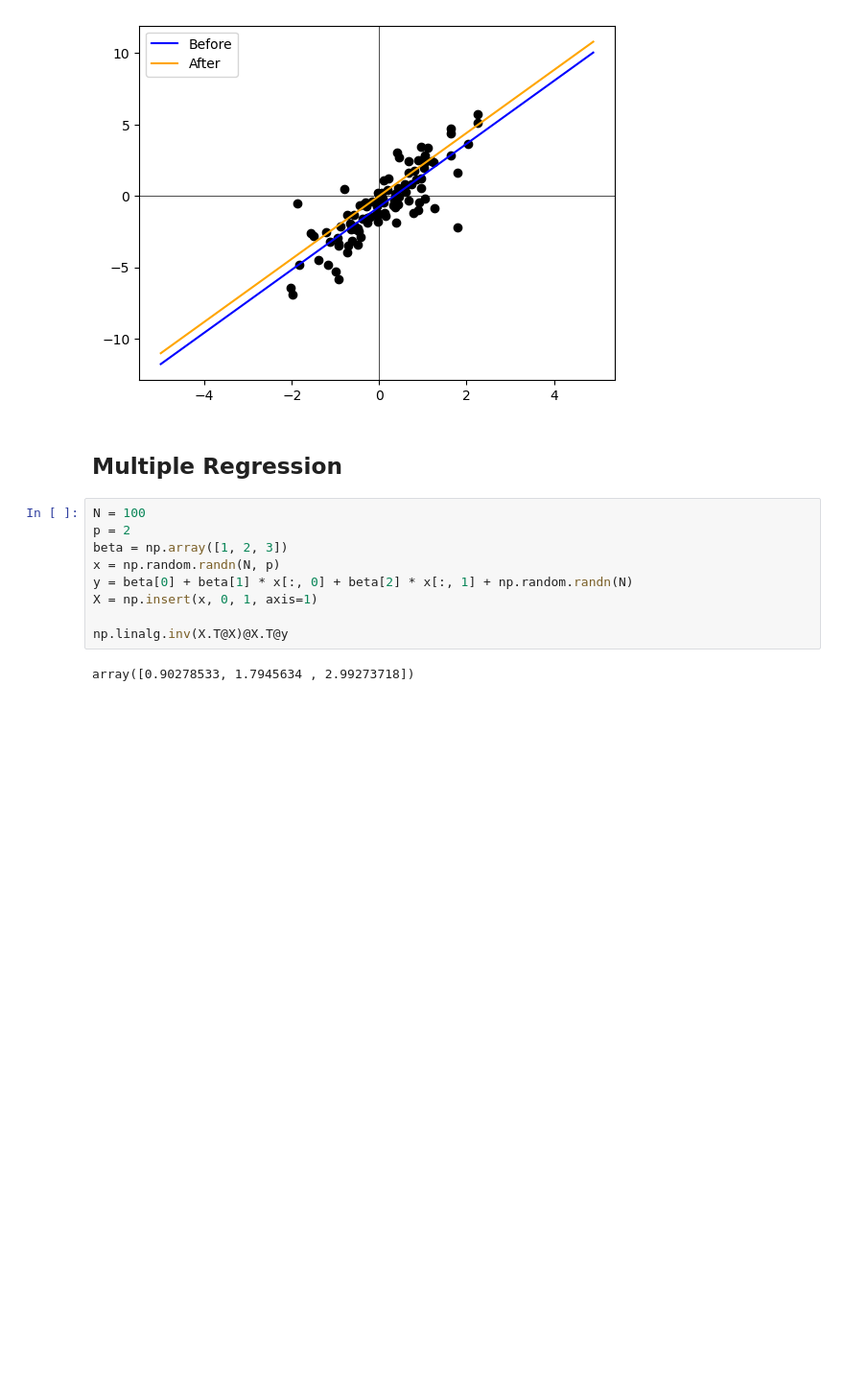
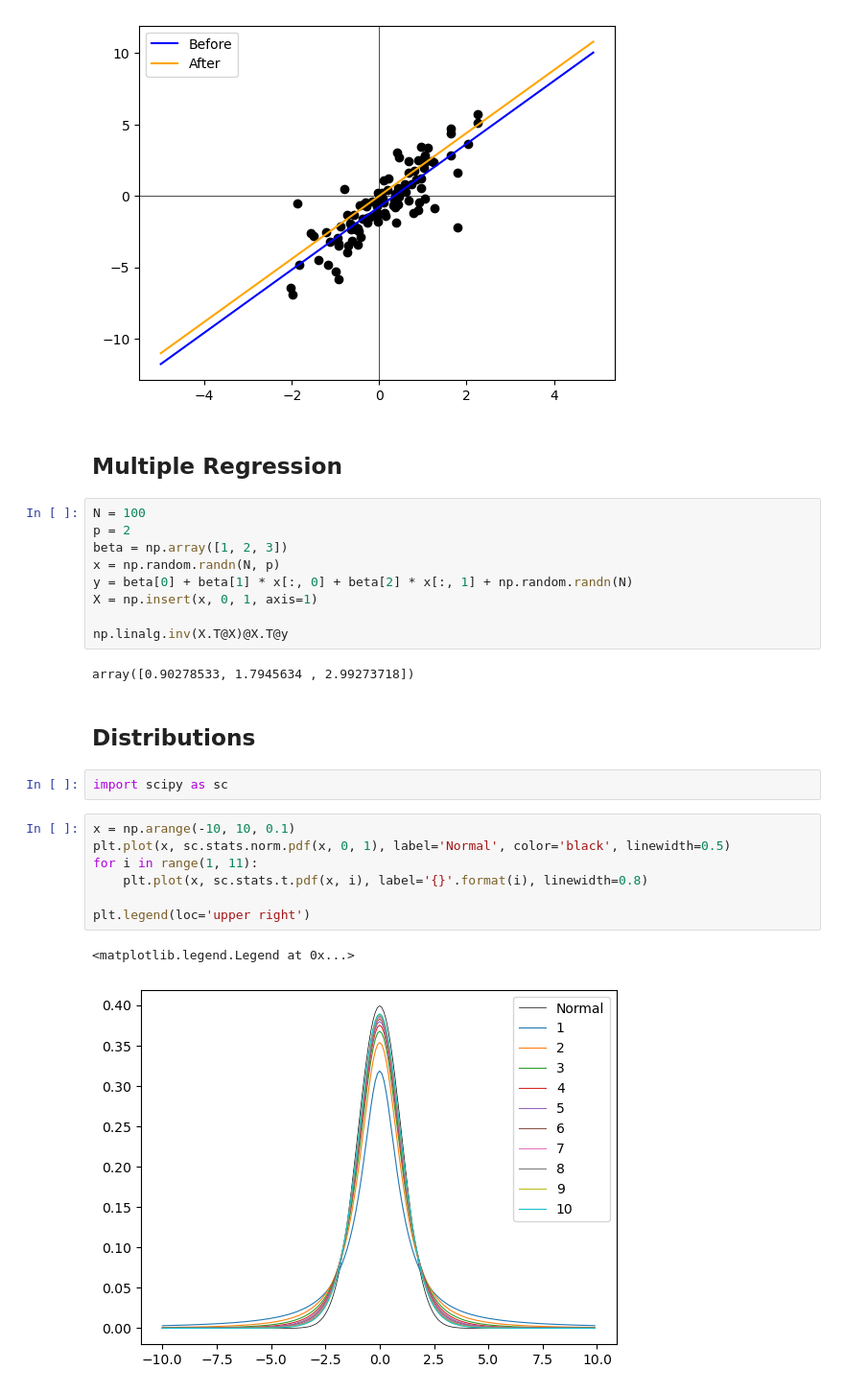
Before and after one commit to mus514/Statistical-Learning, a Jupyter notebook: linear_regression.ipynb, the cells around one changed output. Shown at 96% size. Cells and saved outputs as stored; diff of their text form; blank space fills up the shorter version.

```diff
--- a/linear_regression.ipynb
+++ b/linear_regression.ipynb
@@ -57,3 +57,17 @@ X = np.insert(x, 0, 1, axis=1)
 np.linalg.inv(X.T@X)@X.T@y
 # %% [output]
 array([0.90278533, 1.7945634 , 2.99273718])
+# %% [markdown]
+## Distributions
+# %%
+import scipy as sc
+# %%
+x = np.arange(-10, 10, 0.1)
+plt.plot(x, sc.stats.norm.pdf(x, 0, 1), label='Normal', color='black', linewidth=0.5)
+for i in range(1, 11):
+    plt.plot(x, sc.stats.t.pdf(x, i), label='{}'.format(i), linewidth=0.8)
+
+plt.legend(loc='upper right')
+# %% [output]
+<matplotlib.legend.Legend at 0x...>
+[figure, added]
```
